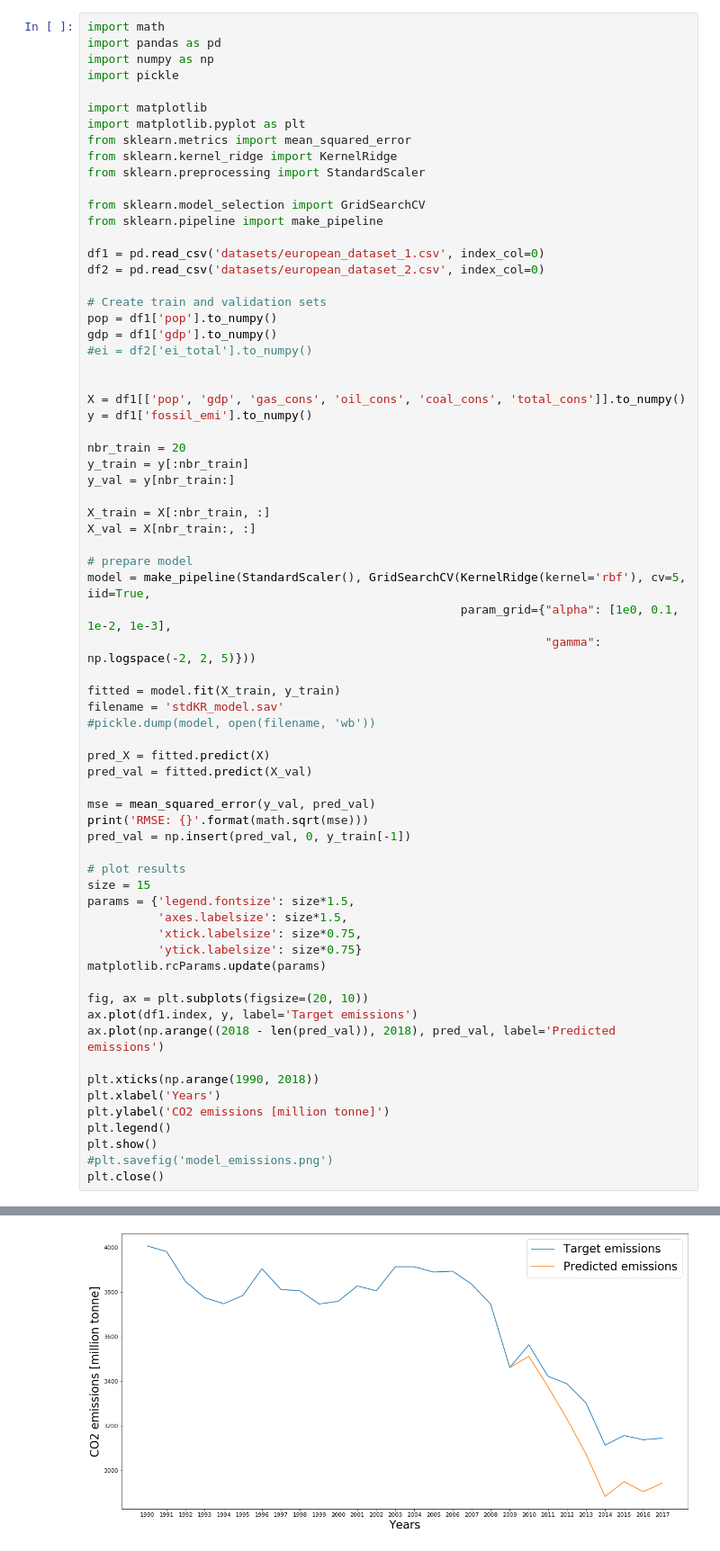
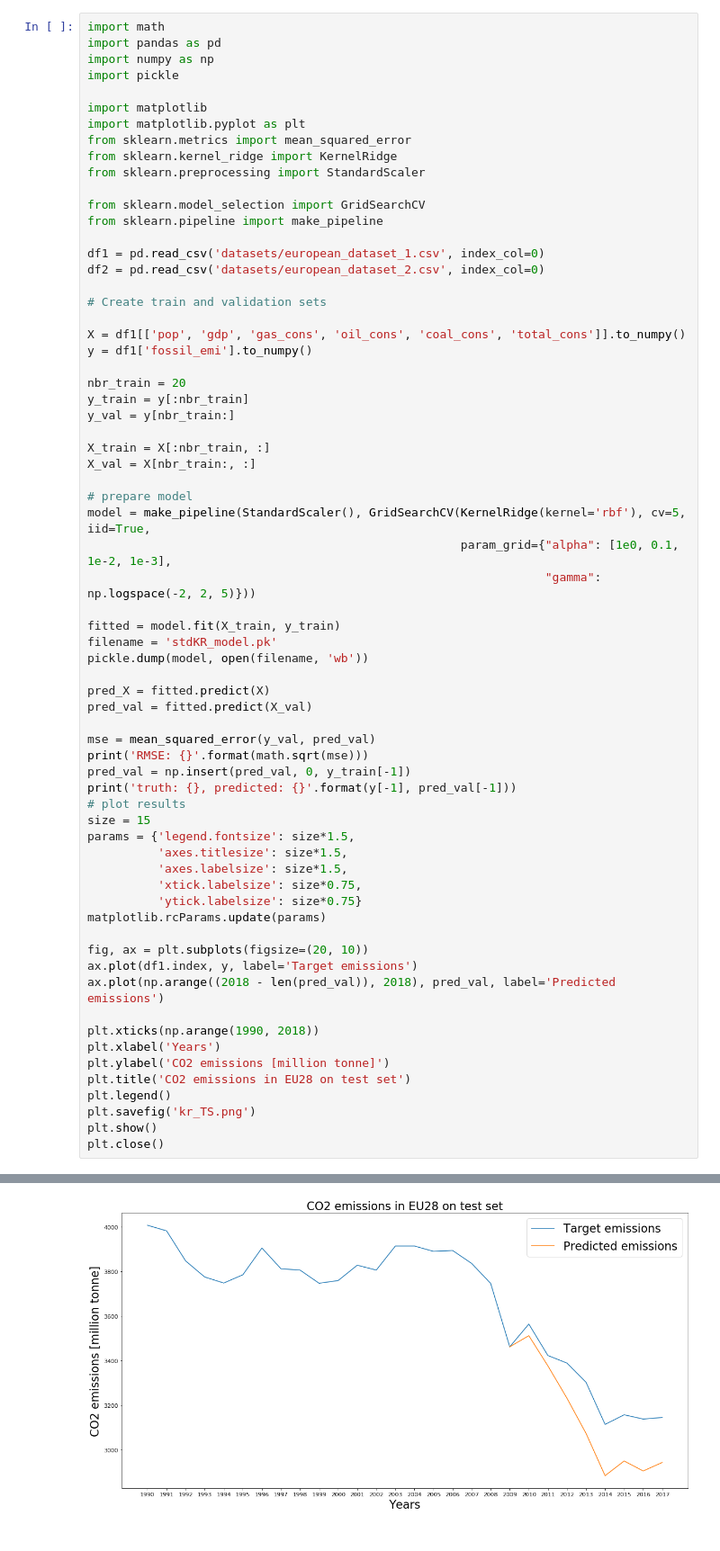
Before and after one commit to bendelv/Inge-M1_BigData, a Jupyter notebook: 06_MILESTONES/kernel_model.ipynb, the cells around one changed output, grey strips where cells are left out. Shown at 90% size. Saved outputs shown, nothing was run; the diff lists cells and outputs as text.

```diff
--- a/06_MILESTONES/kernel_model.ipynb
+++ b/06_MILESTONES/kernel_model.ipynb
@@ -17,10 +17,6 @@ df1 = pd.read_csv('datasets/european_dataset_1.csv', index_col=0)
 df2 = pd.read_csv('datasets/european_dataset_2.csv', index_col=0)
 
 # Create train and validation sets
-pop = df1['pop'].to_numpy()
-gdp = df1['gdp'].to_numpy()
-#ei = df2['ei_total'].to_numpy()
-
 
 X = df1[['pop', 'gdp', 'gas_cons', 'oil_cons', 'coal_cons', 'total_cons']].to_numpy()
 y = df1['fossil_emi'].to_numpy()
@@ -38,8 +34,8 @@ model = make_pipeline(StandardScaler(), GridSearchCV(KernelRidge(kernel='rbf'),
                                                                  "gamma": np.logspace(-2, 2, 5)}))
 
 fitted = model.fit(X_train, y_train)
-filename = 'stdKR_model.sav'
-#pickle.dump(model, open(filename, 'wb'))
+filename = 'stdKR_model.pk'
+pickle.dump(model, open(filename, 'wb'))
 
 pred_X = fitted.predict(X)
 pred_val = fitted.predict(X_val)
@@ -47,10 +43,11 @@ pred_val = fitted.predict(X_val)
 mse = mean_squared_error(y_val, pred_val)
 print('RMSE: {}'.format(math.sqrt(mse)))
 pred_val = np.insert(pred_val, 0, y_train[-1])
-
+print('truth: {}, predicted: {}'.format(y[-1], pred_val[-1]))
 # plot results
 size = 15
 params = {'legend.fontsize': size*1.5,
+          'axes.titlesize': size*1.5,
           'axes.labelsize': size*1.5,
           'xtick.labelsize': size*0.75,
           'ytick.labelsize': size*0.75}
@@ -63,9 +60,10 @@ ax.plot(np.arange((2018 - len(pred_val)), 2018), pred_val, label='Predicted emis
 plt.xticks(np.arange(1990, 2018))
 plt.xlabel('Years')
 plt.ylabel('CO2 emissions [million tonne]')
+plt.title('CO2 emissions in EU28 on test set')
 plt.legend()
+plt.savefig('kr_TS.png')
 plt.show()
-#plt.savefig('model_emissions.png')
 plt.close()
 # %% [output]
 RMSE: 184.65562562628128
@@ -74 +71 @@ RMSE: 184.65562562628128
-[figure, old version]
+[figure, new version]
```
Also changed, not shown: parts of 1 cell of this notebook, 1 other file.
